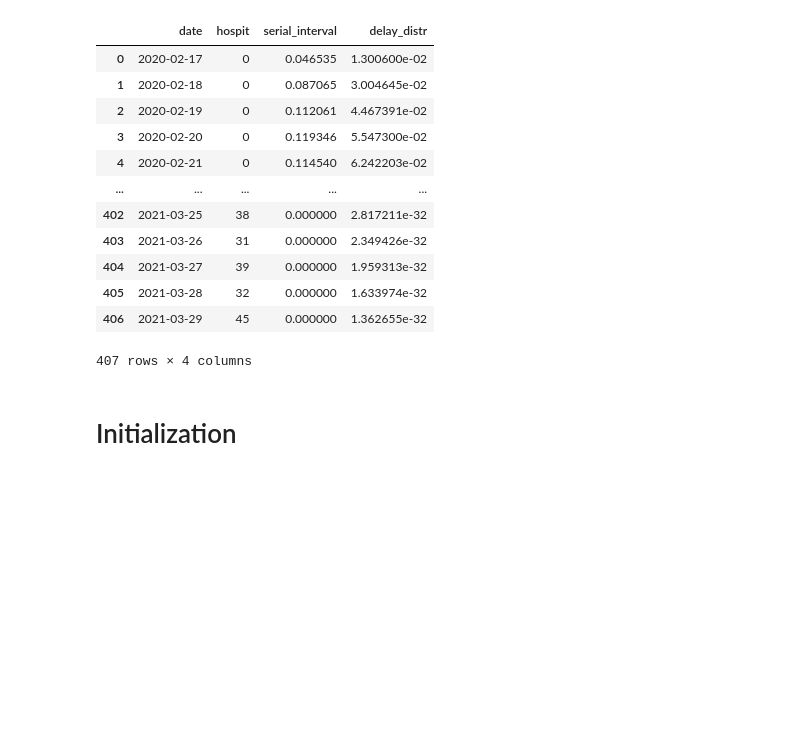
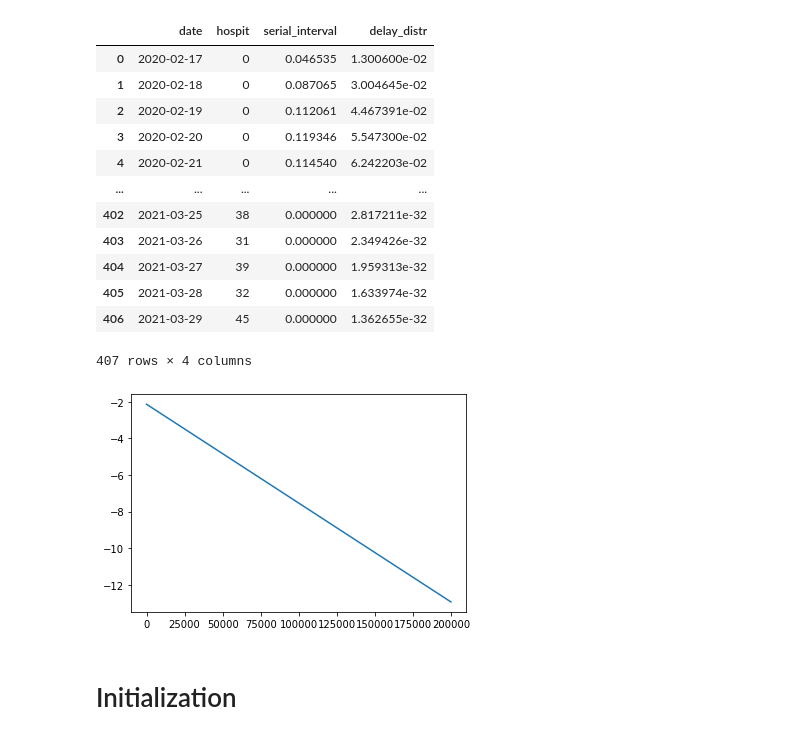
Before and after one commit to tsuehr/covid-prediction-tu, a Jupyter notebook: users/Anuar/NLL.ipynb, the cells around one changed output. Drawn from its saved outputs; the diff is of its cells as text; code cells hidden in the pictures; blank space fills up the shorter version.

```diff
--- a/users/Anuar/NLL.ipynb
+++ b/users/Anuar/NLL.ipynb
@@ -38,17 +38,37 @@ data
 | 406 | 2021-03-29 | 45 | 0.000000 | 1.362655e-32 |
 407 rows × 4 columns
 # %%
+
 def trunc_exponential(scale, upper):
     sample = torch.distributions.exponential.Exponential(1/scale).rsample()
     sample = sample/torch.tensor(1-torch.exp(-upper/scale))
     return sample
 # torch.distributions.exponential.Exponential(1/scale).sample()/torch.tensor(1-torch.exp(-upper/scale))
 
 def trunc_normal(mu, sigma, under, upper):
     distribution = torch.distributions.normal.Normal(loc=mu, scale=sigma, validate_args=None)
     normal_sample = distribution.rsample()
     cumulative = distribution.cdf(torch.tensor(upper)) - distribution.cdf(torch.tensor(under))
     return normal_sample/cumulative
+
+
+def trunc_exp(x,upper, mu, sigma):
+    return np.log(torch.exp((-x+mu)/sigma)/(sigma*(1-torch.exp((-upper+mu)/sigma))))
+
+def trunc_norm(scale, upper):
+    def phi(e):
+        1/torch.sqrt
+    sample = torch.distributions.exponential.Exponential(1/scale).rsample()
+    sample = sample/torch.tensor(1-torch.exp(-upper/scale))
+    return sample
+
+x = np.linspace(-1,100,200000)
+y = trunc_exp(x,1000, 0, torch.tensor(np.random.exponential(1 / 0.03)))
+
+plt.plot(y)
+plt.show()
+# %% [output]
+[figure, added]
 # %% [markdown]
 # Initialization
 # %%
```
Also changed, not shown: 1 other file.
